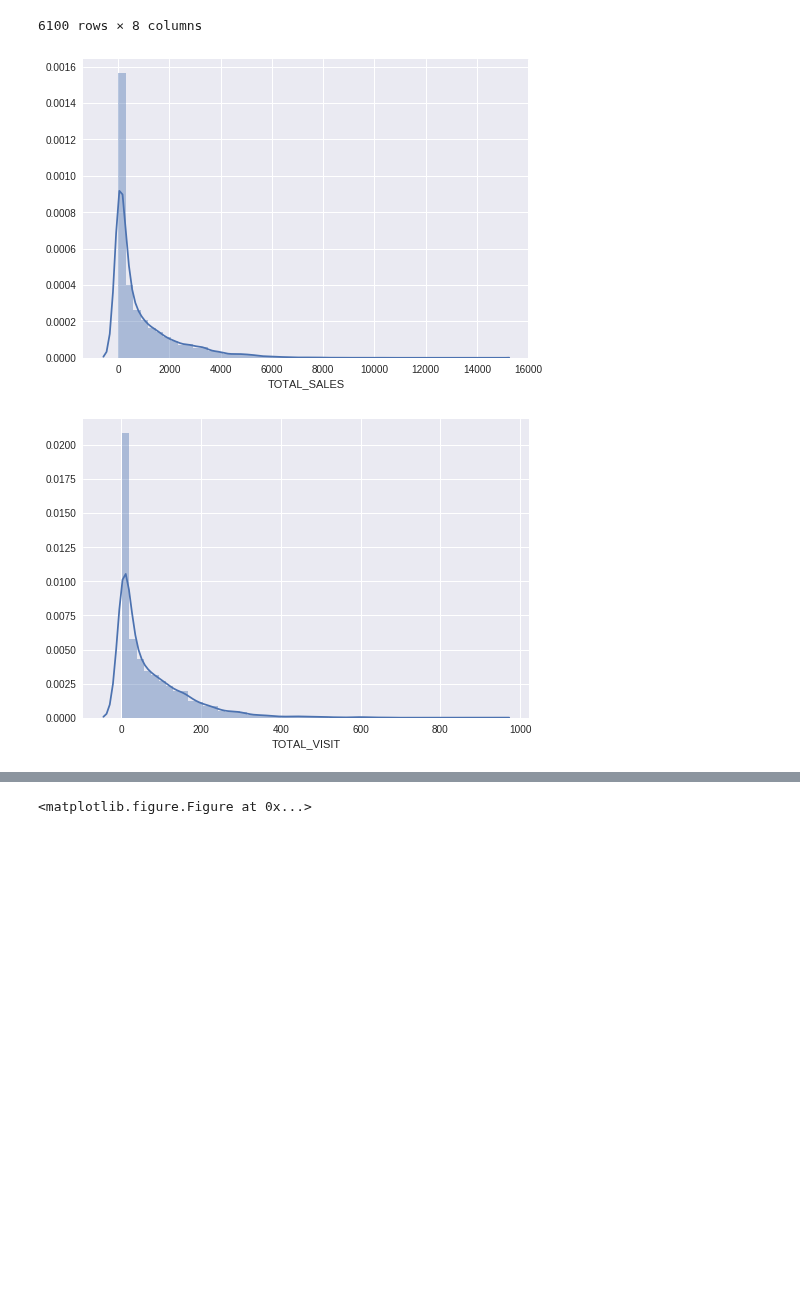
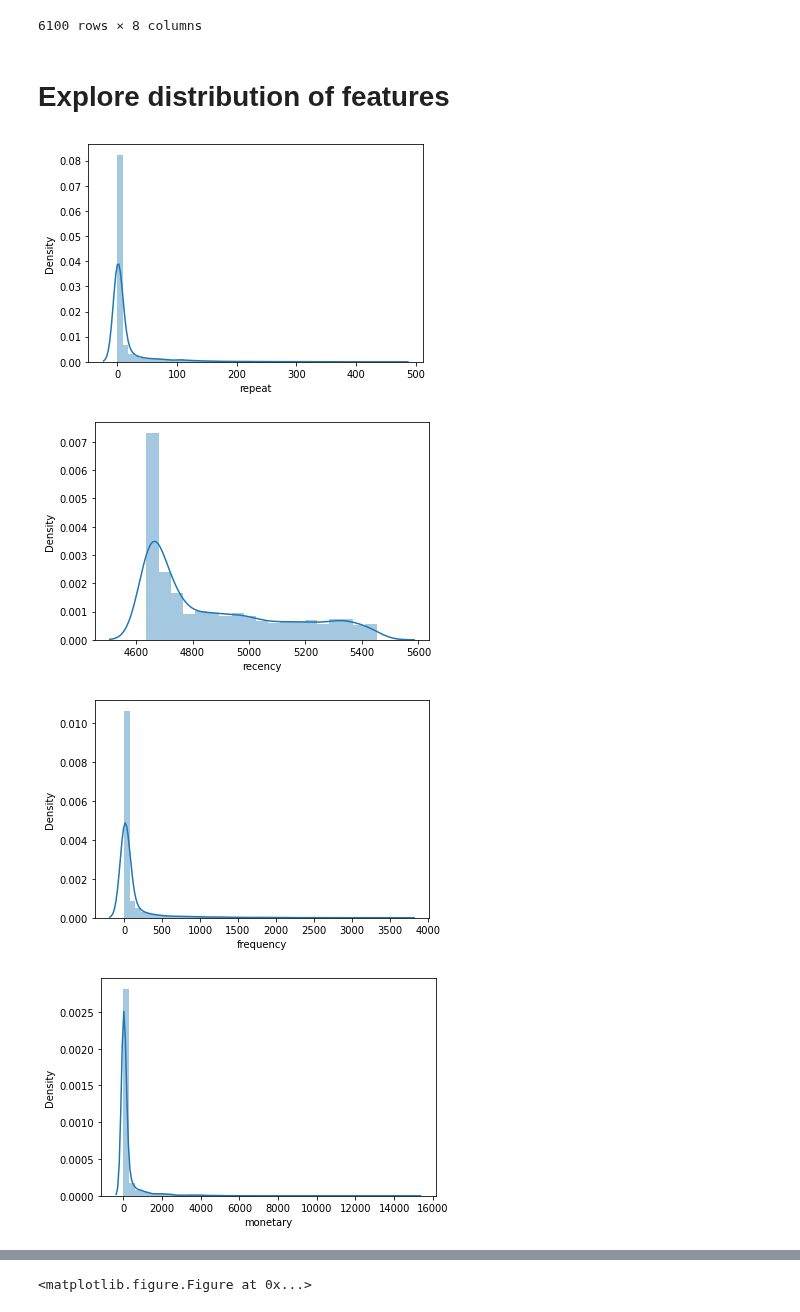
Before and after one commit to PisutSukpool/CRM-Analytics, a Jupyter notebook: Homework 06/Clustering.ipynb, the cells around one changed output, grey strips where cells are left out. Saved outputs shown, nothing was run; the diff lists cells and outputs as text; code cells hidden in the pictures; blank space fills up the shorter version.

```diff
--- a/Homework 06/Clustering.ipynb
+++ b/Homework 06/Clustering.ipynb
@@ -105,7 +112,7 @@ df_sgv1.head()
 | CUST0000001163 | 4651 | 25 | 39.74 | 1.589600 | 1.870184 | 609 |
 # %%
 df_sgv2 = df_movement_3m.set_index('CUST_CODE').join(df_sgv1)
-df_sgv2['std_ticket_size'] = df_sgv2['std_ticket_size'].fillna(0)
+df_sgv2 = df_sgv2.fillna(0)
 df_sgv2
 # %% [output]
 |  | reactivated | repeat | recency | frequency | monetary | ticket_size | std_ticket_size | length_of_stay |
@@ -122,15 +129,16 @@ df_sgv2
 | CUST0000999935 | 1 | 18 | 4668 | 236 | 444.17 | 1.882076 | 1.785459 | 554 |
 | CUST0000999936 | 2 | 3 | 4717 | 15 | 17.67 | 1.178000 | 0.859054 | 623 |
 6100 rows × 8 columns
+# %% [markdown]
+# **Explore distribution of features**
 # %%
-import matplotlib.pyplot as plt
-import seaborn as sns
-
-for i, col in enumerate(df.columns[1:]):
+for i, col in enumerate(df_sgv2.columns[1:]):
     plt.figure(i)
-    sns.distplot(df[col])
+    sns.distplot(df_sgv2[col])
 
 plt.show()
 # %% [output]
-[figure, old version]
+[figure, new version]
-[figure, old version]
+[figure, new version]
+[figure, added]
+[figure, added]
```
Also changed, not shown: parts of 16 cells of this notebook.
